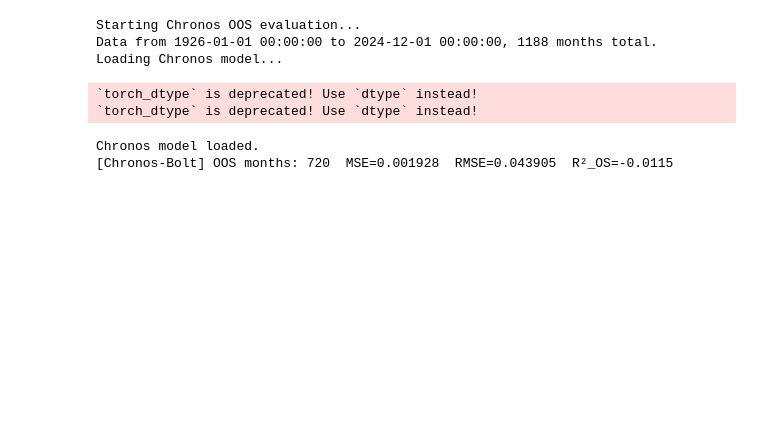
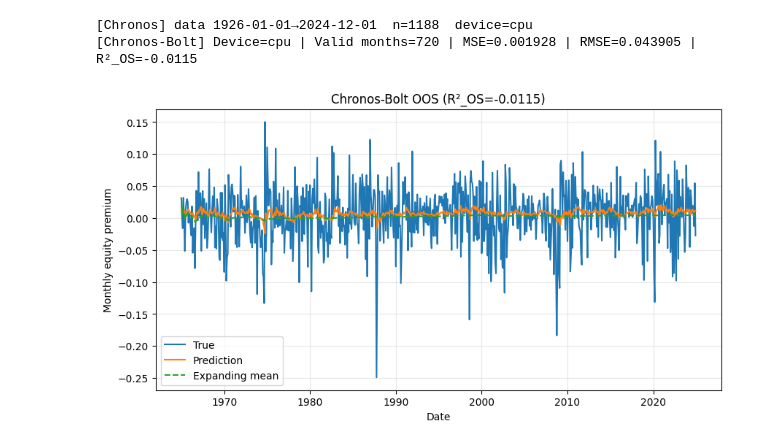
Before and after one commit to KiliTili/Masterarbeit, a Jupyter notebook: Notebooks/Benchmark/modelling.ipynb, the cells around one changed output. Saved outputs shown, nothing was run; the diff lists cells and outputs as text; code cells hidden in the pictures; blank space fills up the shorter version.

Commit message:
Working Model_Testing

```diff
--- a/Notebooks/Benchmark/modelling.ipynb
+++ b/Notebooks/Benchmark/modelling.ipynb
@@ -51,14 +67,12 @@ Monthly predictors ranked (worst → best) by OOS R²:
 # %%
-modl.chronos_oos( data,
-    start_oos='1965-01-01',
-    quiet=False,
-    lag=1,
-    start_date='1927-01-01')
+r2_c, y_true_c, y_pred_c, dates_c = modl.chronos_oos(data, start_oos="1965-01-01", quiet=False, ct_cutoff=False)
+
+modl.plot_oos(
+    y_true_c, y_pred_c, dates=dates_c,
+    title=f"Chronos-Bolt OOS (R²_OS={r2_c:.4f})",
+    ylabel="Monthly equity premium"
+)
 # %% [output]
-Starting Chronos OOS evaluation...
-Data from 1926-01-01 00:00:00 to 2024-12-01 00:00:00, 1188 months total.
-Loading Chronos model...
+[Chronos] data 1926-01-01→2024-12-01  n=1188  device=cpu
+[Chronos-Bolt] Device=cpu | Valid months=720 | MSE=0.001928 | RMSE=0.043905 | R²_OS=-0.0115
-`torch_dtype` is deprecated! Use `dtype` instead!
-`torch_dtype` is deprecated! Use `dtype` instead!
-Chronos model loaded.
-[Chronos-Bolt] OOS months: 720  MSE=0.001928  RMSE=0.043905  R²_OS=-0.0115
+[figure, added]
```
Also changed, not shown: parts of 11 cells of this notebook, 8 other files.
